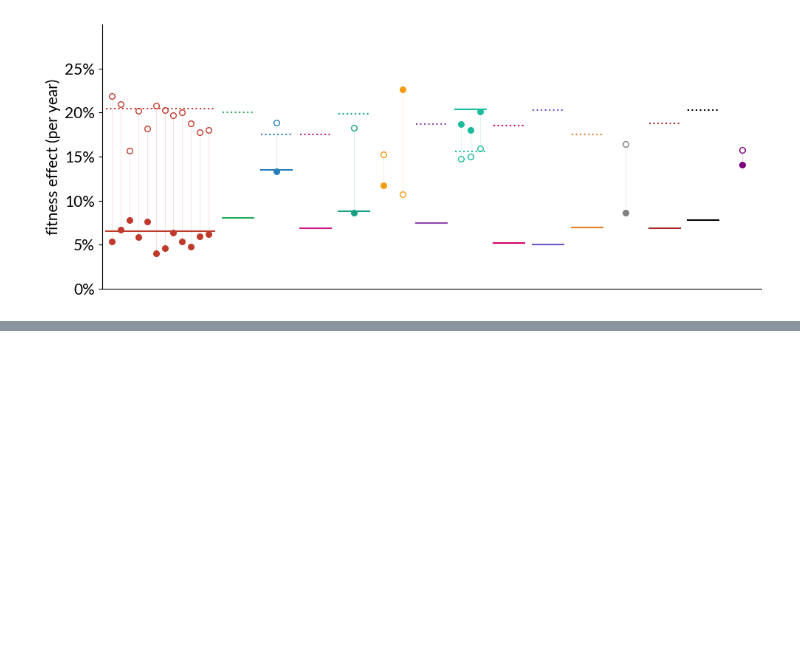
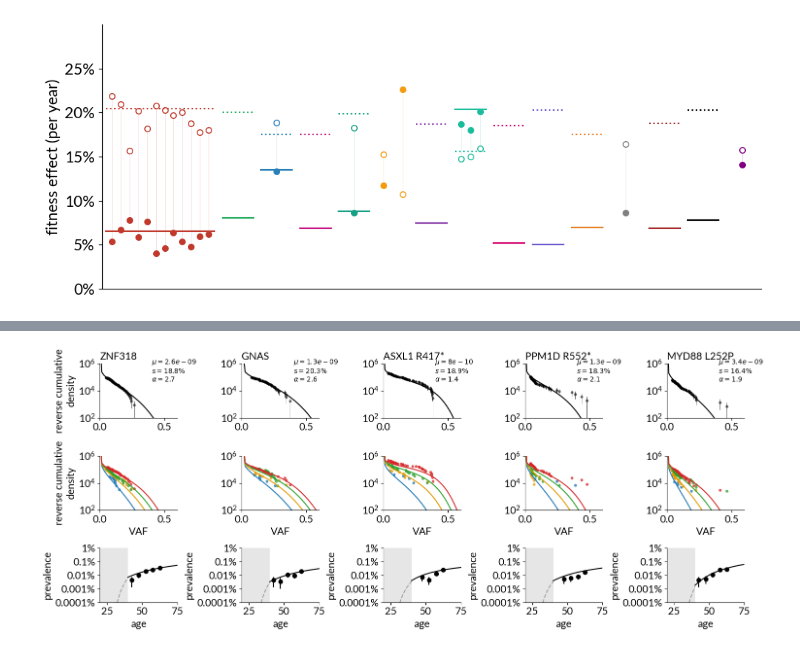
Before and after one commit to the-blundell-lab/AgeRelatedClonalDynamics, a Jupyter notebook: two_stage_hotspots.ipynb, the cells around one changed output, grey strips where cells are left out. Saved outputs shown, nothing was run; the diff lists cells and outputs as text; code cells hidden in the pictures; blank space fills up the shorter version.

```diff
--- a/two_stage_hotspots.ipynb
+++ b/two_stage_hotspots.ipynb
@@ -724,0 +905,44 @@ plt.show()
+# %%
+fig, ax = plt.subplots(3, 5, figsize=[15, 6])
+col = 0
+quantile_colour_list = ['tab:blue', '#e39b00', 'tab:green', 'C3']
+index_range = np.arange(10, 15)
+bins_age = np.arange(40, 70, 5)
+
+for i, gene in enumerate(genes_to_plot+hotspots_to_plot):
+    if i not in index_range:
+        continue
+
+    if len(gene.split(' ')) == 1:
+        variant_quantiles = bolton_ch_dict_trimmed[gene]
+        mu, s1, s2 = parameters_dict[gene]
+        ev.overall_density_plot(ax[0, col], variant_quantiles, mu, overall_densities[gene], number_of_individuals, colour='k')
+        ev.quantile_density_plot(ax[1, col], variant_quantiles, mu, quantile_densities[gene], number_of_quantiles, quantile_colour_list, biobank_bins_quantiles)
+        ax[0, col].set_title(gene, fontsize=15, loc='left')
+        ax[1, col].set_xlabel('VAF')
+        ax[0, col].text(0.4, 0.5e5, fr'$\mu = {np.round(mu, 10)}$'+'\n'+fr'$s = {np.round(s1*100, 1)}\%$'+'\n'+fr'$\alpha = {np.round(s1/s2, 1)}$')
+    else:
+        variant_quantiles = bolton_ch_hotspots[gene]
+        mu, s1, s2 = parameters_dict[gene]
+        ev.overall_density_plot(ax[0, col], variant_quantiles, mu, overall_densities[gene], number_of_individuals, colour='k')
+        ev.quantile_density_plot(ax[1, col], variant_quantiles, mu, quantile_densities[gene], number_of_quantiles, quantile_colour_list, biobank_bins_quantiles)
+        ax[0, col].set_title(gene, fontsize=15, loc='left')
+        ax[1, col].set_xlabel('VAF')
+        ax[0, col].text(0.4, 0.5e5, fr'$\mu = {np.round(mu, 10)}$'+'\n'+fr'$s = {np.round(s1*100, 1)}\%$'+'\n'+fr'$\alpha = {np.round(s1/s2, 1)}$')
+
+
+    for row in range(2):
+        ax[row, col].set_yscale('log')
+        ax[row, col].set_ylim(1e2, 1e6)
+        ax[row, col].set_xlim(0, 0.6)
+        ax[row, 0].set_ylabel('reverse cumulative\ndensity')
+        ax[row, col].grid(False)
+        ax[row, col].spines['top'].set_visible(False)
+        ax[row, col].spines['right'].set_visible(False)
+
+    plot_prevalence(ax[2, col], variant_quantiles, biobank_bins_quantiles, bins_age, prevalences[gene], colour='k', logscale=True)
+    col += 1
+plt.tight_layout()
+plt.show()
+# %% [output]
+[figure, added]
```
Also changed, not shown: parts of 21 cells of this notebook, 1 other file.
